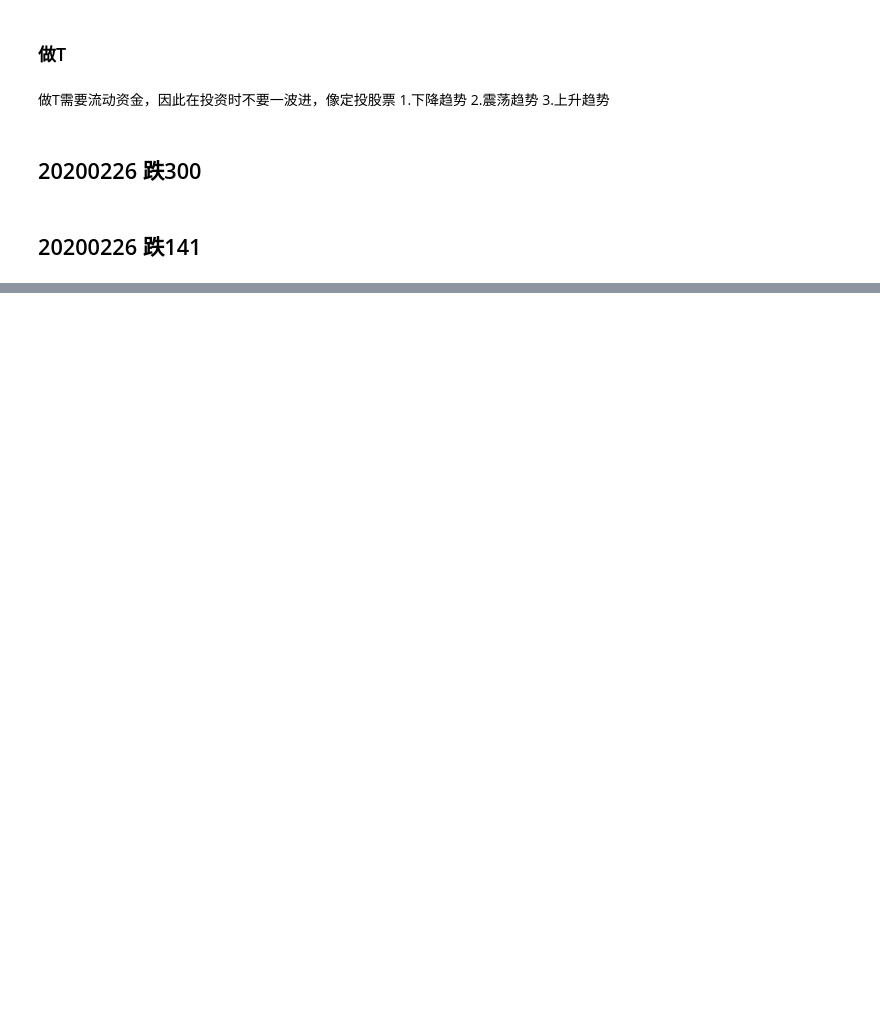
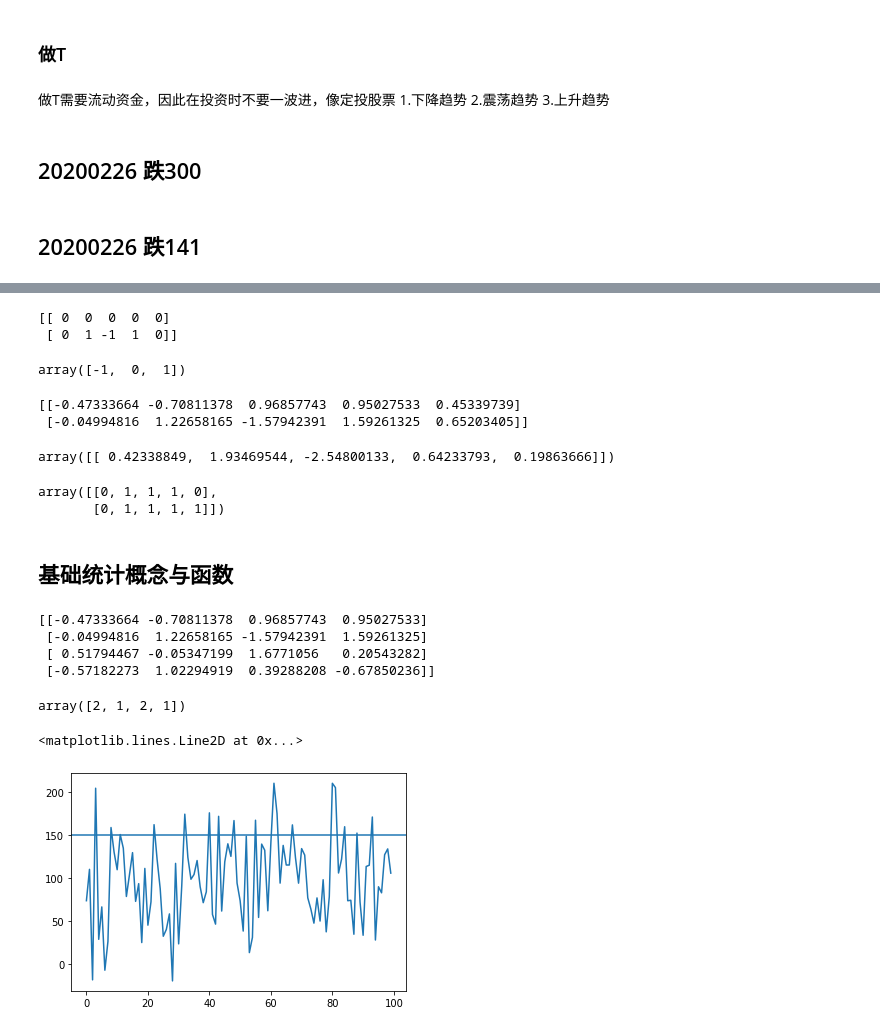
Before and after one commit to gysun137/storknote, a Jupyter notebook: note.ipynb, the cells around one changed output, grey strips where cells are left out. Drawn from its saved outputs; the diff is of its cells as text; code cells hidden in the pictures; blank space fills up the shorter version.

```diff
--- a/note.ipynb
+++ b/note.ipynb
@@ -27,0 +123,48 @@ $DEA = DIF_9$
+# %%
+change_int = stork_day_change[0:2 ,0:5].astype(int)
+print(change_int)
+np.unique(change_int)
+# %% [output]
+[[ 0  0  0  0  0]
+ [ 0  1 -1  1  0]]
+array([-1,  0,  1])
+# %%
+print(stork_day_change[0:2, 0:5])
+np.diff(stork_day_change[0:2, 0:5]) # 默认axis=1
+np.diff(stork_day_change[0:2, 0:5],axis=0)
+# %% [output]
+[[-0.47333664 -0.70811378  0.96857743  0.95027533  0.45339739]
+ [-0.04994816  1.22658165 -1.57942391  1.59261325  0.65203405]]
+array([[ 0.42338849,  1.93469544, -2.54800133,  0.64233793,  0.19863666]])
+# %%
+np.where(tmp_test>0.5, 1, 0) #
+np.where(tmp_test>0.5, 1, tmp_test)
+np.where(np.logical_and(tmp_test>0.5, tmp_test<1), 1, 0)
+np.where(np.logical_or(tmp_test>0.5, tmp_test<-0.5), 1, 0)
+# %% [output]
+array([[0, 1, 1, 1, 0],
+       [0, 1, 1, 1, 1]])
+# %% [markdown]
+## 基础统计概念与函数
+# %%
+#np.max()
+#np.min()
+#np.std()
+#np.mean()
+stork_day_change_four = stork_day_change[:4, :4]
+print(stork_day_change_four)
+np.argmax(stork_day_change_four,axis=0)
+# %% [output]
+[[-0.47333664 -0.70811378  0.96857743  0.95027533]
+ [-0.04994816  1.22658165 -1.57942391  1.59261325]
+ [ 0.51794467 -0.05347199  1.6771056   0.20543282]
+ [-0.57182273  1.02294919  0.39288208 -0.67850236]]
+array([2, 1, 2, 1])
+# %%
+import matplotlib.pyplot as plt
+a_investor = np.random.normal(loc=100,scale=50,size=(100,1))
+plt.plot(a_investor)
+plt.axhline(a_investor.mean()+a_investor.std())
+# %% [output]
+<matplotlib.lines.Line2D at 0x...>
+[figure, added]
```
Also changed, not shown: parts of 22 cells of this notebook.
